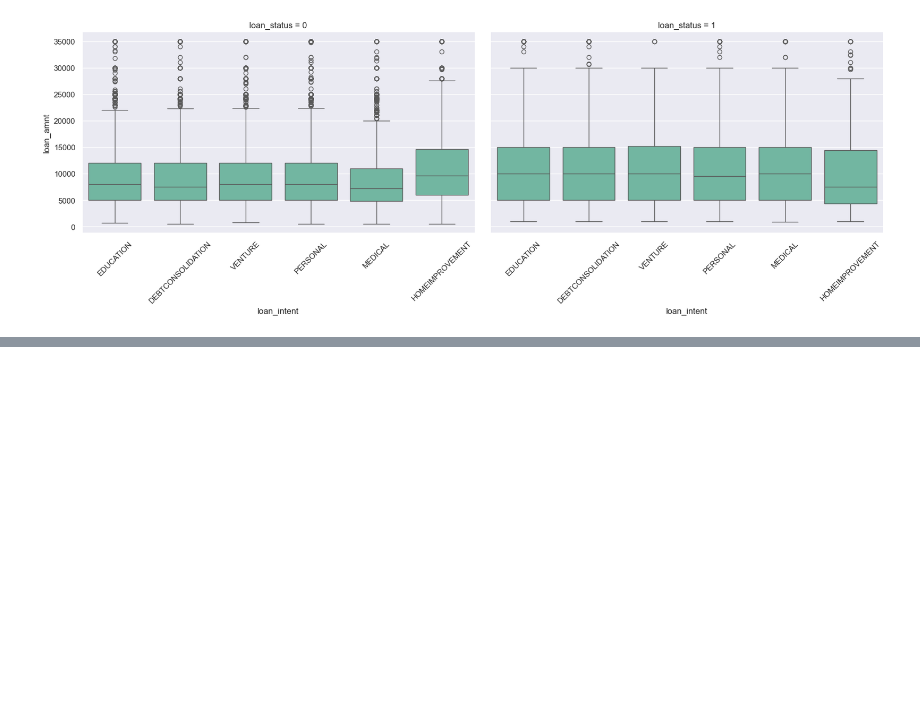
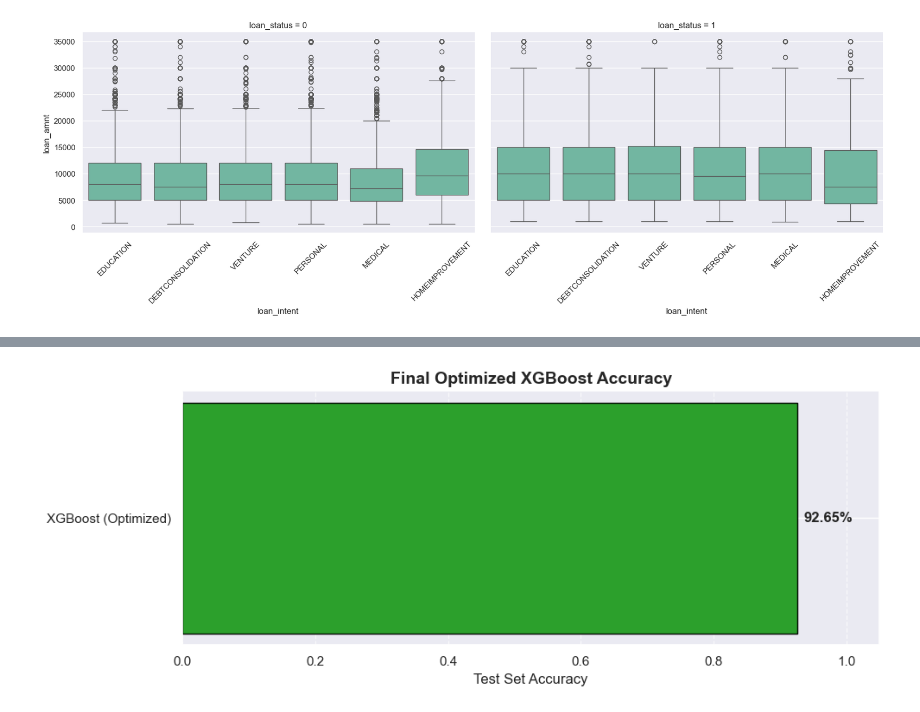
Before and after one commit to ethanhopkins101/DataScience-Projects, a Jupyter notebook: credit_risk/credit_risk.ipynb, the cells around one changed output, grey strips where cells are left out. Cells and saved outputs as stored; diff of their text form; code cells hidden in the pictures; blank space fills up the shorter version.

```diff
--- a/credit_risk/credit_risk.ipynb
+++ b/credit_risk/credit_risk.ipynb
@@ -323,0 +528,24 @@ Name: loan_amnt, dtype: float64
+# %%
+refined_param_grid = {
+    'model__n_estimators': [200, 250, 300],      # Increasing slightly
+    'model__max_depth': [7, 8, 9],               # Checking if deeper is better
+    'model__learning_rate': [0.15, 0.2, 0.25],   # Fine-tuning around 0.2
+    'model__subsample': [0.9, 1.0]               # Testing high-sampling stability
+}
+
+# Initialize the specific XGBoost Pipeline
+xgb_final_pipe = Pipeline([
+    ('preprocessor', preprocessor),
+    ('model', XGBClassifier(scale_pos_weight=4, tree_method='hist', random_state=42))
+])
+
+# Grid Search (Testing all 54 combinations)
+grid_search = GridSearchCV(
+    estimator=xgb_final_pipe,
+    param_grid=refined_param_grid,
+    cv=3,
+    scoring='accuracy', # Keeping accuracy per your previous code
+    n_jobs=-1
+)
+
+grid_search.fit(x_train, y_train)
@@ -323,0 +570,23 @@ Name: loan_amnt, dtype: float64
+# %%
+# Evaluate on test set
+final_accuracy = grid_search.score(x_test, y_test)
+
+# Data for plotting
+final_results = pd.DataFrame({'Model': ['XGBoost (Optimized)'], 'Accuracy': [final_accuracy]})
+
+# Plotting
+plt.figure(figsize=(10, 4))
+bar = plt.barh(final_results['Model'], final_results['Accuracy'], color='#2ca02c', edgecolor='black')
+
+plt.title('Final Optimized XGBoost Accuracy', fontsize=14, fontweight='bold')
+plt.xlabel('Test Set Accuracy')
+plt.xlim(0, 1.05)
+plt.grid(axis='x', linestyle='--', alpha=0.7)
+
+# Add label
+plt.text(final_accuracy + 0.01, 0, f'{final_accuracy:.2%}', va='center', fontsize=12, fontweight='bold')
+
+plt.tight_layout()
+plt.show()
+# %% [output]
+[figure, added]
```
Also changed, not shown: parts of 16 cells of this notebook.
